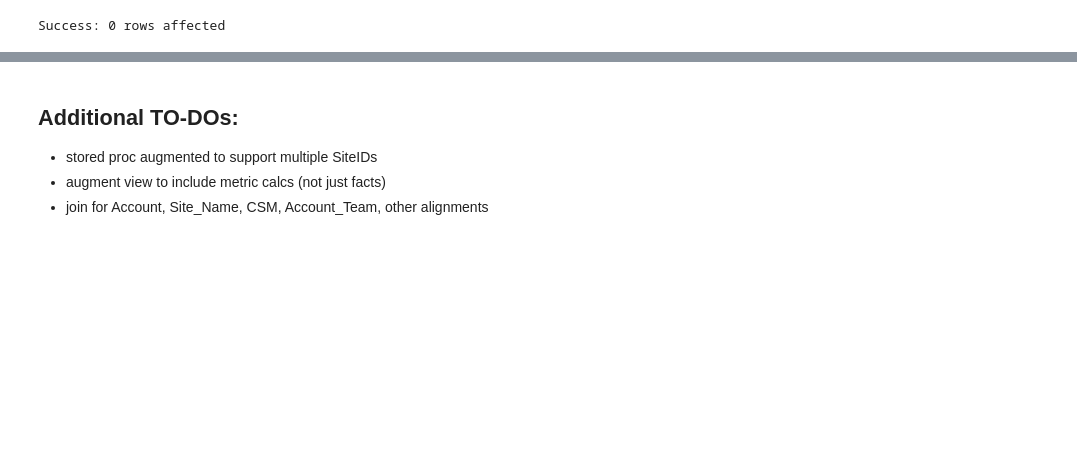
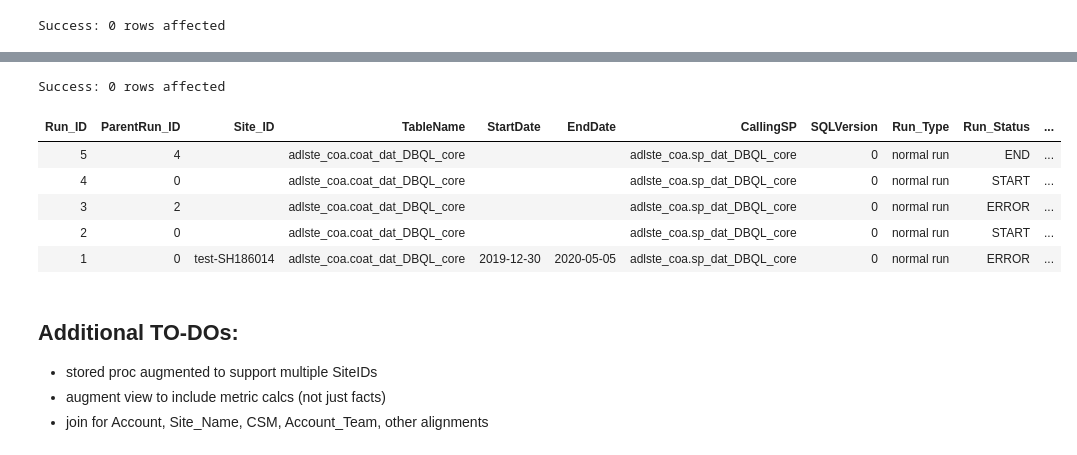
Before and after one commit to tdcoa/sql, a Jupyter notebook: datamodel/dbql_core.ipynb, the cells around one changed output, grey strips where cells are left out. Saved outputs shown, nothing was run; the diff lists cells and outputs as text; code cells hidden in the pictures; blank space fills up the shorter version.

```diff
--- a/datamodel/dbql_core.ipynb
+++ b/datamodel/dbql_core.ipynb
@@ -591,5 +733,16 @@ END;
 # %%
-call adlste_coa.sp_dat_DBQL_Core('test')
+call adlste_coa.sp_dat_DBQL_Core('0.0')
+# %% [output]
+Success: 0 rows affected
+# %%
+select  *  from adlste_coa.coa_audit_runlog order by 1 desc
+# %% [output]
+| Run_ID | ParentRun_ID | Site_ID | TableName | StartDate | EndDate | CallingSP | SQLVersion | Run_Type | Run_Status | ... |
+| 5 | 4 |  | adlste_coa.coat_dat_DBQL_core |  |  | adlste_coa.sp_dat_DBQL_core | 0 | normal run | END | ... |
+| 4 | 0 |  | adlste_coa.coat_dat_DBQL_core |  |  | adlste_coa.sp_dat_DBQL_core | 0 | normal run | START | ... |
+| 3 | 2 |  | adlste_coa.coat_dat_DBQL_core |  |  | adlste_coa.sp_dat_DBQL_core | 0 | normal run | ERROR | ... |
+| 2 | 0 |  | adlste_coa.coat_dat_DBQL_core |  |  | adlste_coa.sp_dat_DBQL_core | 0 | normal run | START | ... |
+| 1 | 0 | test-SH186014 | adlste_coa.coat_dat_DBQL_core | 2019-12-30 | 2020-05-05 | adlste_coa.sp_dat_DBQL_core | 0 | normal run | ERROR | ... |
 # %% [markdown]
 ## Additional TO-DOs:
 - stored proc augmented to support multiple SiteIDs
```
Also changed, not shown: parts of 15 cells of this notebook, 2 other files.
